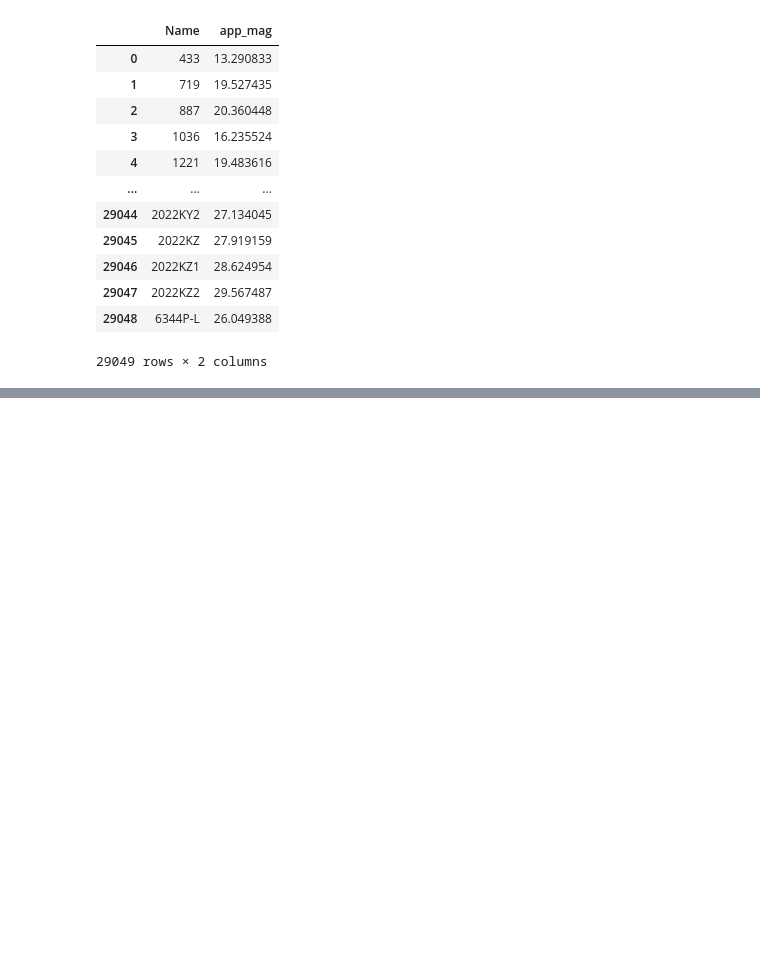
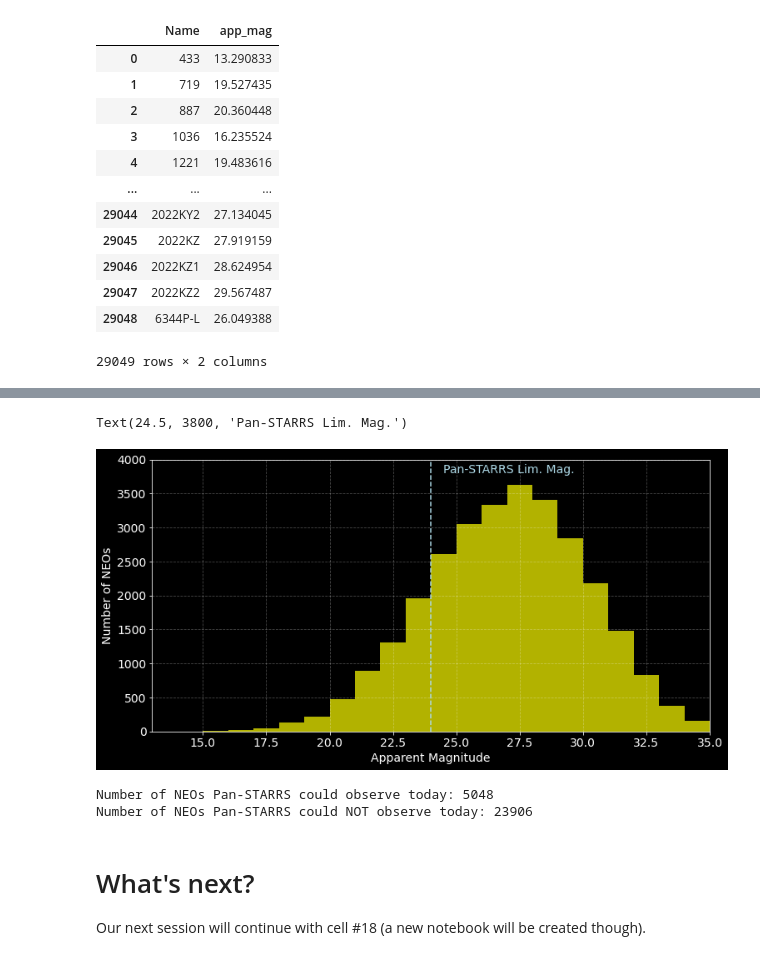
Before and after one commit to ThomasAlbin/Astroniz-YT-Tutorials, a Jupyter notebook: [Project]-Near-Earth-Objects/07_NEO_Appearances.ipynb, the cells around one changed output, grey strips where cells are left out. Cells and saved outputs as stored; diff of their text form; code cells hidden in the pictures; blank space fills up the shorter version.

```diff
--- a/[Project]-Near-Earth-Objects/07_NEO_Appearances.ipynb
+++ b/[Project]-Near-Earth-Objects/07_NEO_Appearances.ipynb
@@ -130,0 +158,42 @@ neo_df.loc[neo_df["app_mag"] == neo_df.app_mag.min()]
+# %%
+# We set some NEOs we'd like to remove
+neos_2_del = ["2010LF64", "2010LB67", "2010OJ129", "2010HA71"]
+neo_df = neo_df.loc[~neo_df["Name"].isin(neos_2_del)].copy()
+neo_df.reset_index(drop=True, inplace=True)
+# %%
+# Now let's plot the distribution of the app. mag.
+# Let's set a dark background
+plt.style.use('dark_background')
+
+# Set a default font size for better readability
+plt.rcParams.update({'font.size': 14})
+
+plt.figure(figsize=(12, 6))
+counts, bins, _ = plt.hist(neo_df["app_mag"],
+                           bins=np.arange(13.0, 36.0, 1.0),
+                           color="yellow",
+                           alpha=0.7)
+
+plt.grid(linestyle="dashed", alpha=0.3)
+plt.xlim(13, 35)
+plt.xlabel("Apparent Magnitude")
+plt.ylabel("Number of NEOs")
+plt.ylim(0, 4000)
+
+# Add the limiting magnitude of Pan-STARSS as a vertical line
+# https://panstarrs.ifa.hawaii.edu/pswww/?page_id=34
+plt.vlines(24, 0, 4000, linestyles="dashed", color="lightblue")
+plt.text(24.5, 3800, "Pan-STARRS Lim. Mag.", color="lightblue")
+# %% [output]
+Text(24.5, 3800, 'Pan-STARRS Lim. Mag.')
+[figure, added]
+# %%
+print(f"Number of NEOs Pan-STARRS could observe today: {int(sum(counts[:11]))}")
+print(f"Number of NEOs Pan-STARRS could NOT observe today: {int(sum(counts[11:]))}")
+# %% [output]
+Number of NEOs Pan-STARRS could observe today: 5048
+Number of NEOs Pan-STARRS could NOT observe today: 23906
+# %% [markdown]
+# What's next?
+
+Our next session will continue with cell #18 (a new notebook will be created though).
```
Also changed, not shown: parts of 12 cells of this notebook.
